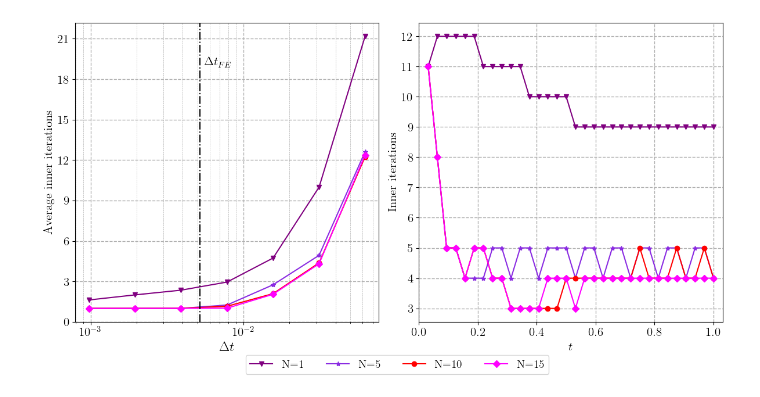
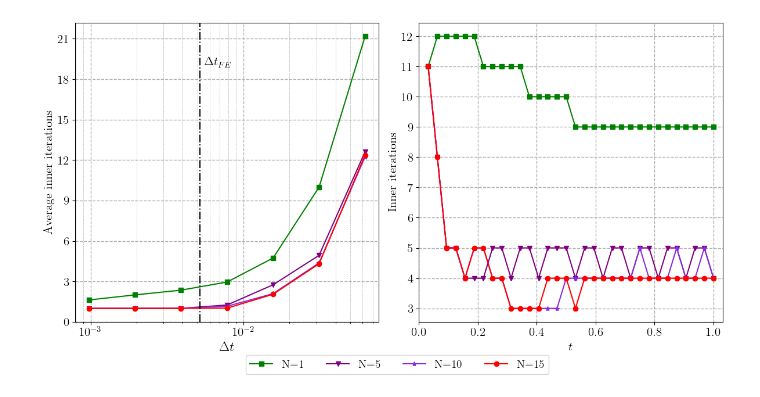
Before and after one commit to Fra-Sala/IMEX-RB, a Jupyter notebook: postprocessing/AdvDiff2D/NvsNt.ipynb, the cells around one changed output. Saved outputs shown, nothing was run; the diff lists cells and outputs as text; code cells hidden in the pictures.

Commit message:
[Fixing 2D plots] and implementing 3D

```diff
--- a/postprocessing/AdvDiff2D/NvsNt.ipynb
+++ b/postprocessing/AdvDiff2D/NvsNt.ipynb
@@ -27,7 +27,6 @@ problem_name = 'AdvDiff2D'
 base_dir = os.path.abspath(os.path.join(os.getcwd(), ''))
 path = os.path.join(base_dir, os.pardir, os.pardir, '__RESULTS', problem_name, 'NvsNt2')
 # path = "/home/riccardo/Desktop/PhD/MyRepos/FD-PyIMEX-RB/__RESULTS/AdvDiff2D/NvsNt1"
-results = np.load(os.path.join(path, "results.npz"), allow_pickle=True)
 # %%
 from mpl_toolkits.axes_grid1.inset_locator import inset_axes, mark_inset
 
@@ -190,18 +244,18 @@ path = os.path.join(base_dir, os.pardir, os.pardir, '__RESULTS', problem_name, '
 results = np.load(os.path.join(path, "results.npz"), allow_pickle=True)
 # %%
 
-Nt_FE = results['Nt_FE'][None][0][0]
+Nt_FE = results['Nt_FE']
 
-Ns = results['N_values'][None][0][:-1]  # --> comment the last slice for tests different than the first
-Nts = results['Nt_values'][None][0][2:-1]
+Ns = results['N_values'][:-1]  # --> comment the last slice for tests different than the first
+Nts = results['Nt_values'][2:-1]
 
-errIMEX = results['errors_l2'][None][0]['IMEX-RB'][2:-1, :-1]
-errBE = results['errors_l2'][None][0]['BE'][2:-1]
+errIMEX = results['errors_l2'].item()['IMEX-RB'][2:-1, :-1]
+errBE = results['errors_l2'].item()['BE'][2:-1]
 
-timesIMEX = results['times'][None][0]['IMEX-RB'][2:-1, :-1]
-timesBE = results['times'][None][0]['BE'][2:-1]
+timesIMEX = results['times'].item()['IMEX-RB'][2:-1, :-1]
+timesBE = results['times'].item()['BE'][2:-1]
 
-subiters = results['subiters'][None][0]['IMEX-RB'][2:-1, :-1]
+subiters = results['subiters'].item()['IMEX-RB'][2:-1, :-1]
 mask = np.zeros_like(subiters, dtype=bool)
 for i, _Nt in enumerate(Nts):
     mask[i, :, :_Nt] = True
@@ -209,12 +263,12 @@ masked_subiters = np.ma.masked_array(subiters, mask=~mask)
 # %%
 fig, axs = plt.subplots(1, 2, figsize=(12, 6))
 
-markers = ['v', '*', 'o', 'D']
-colors = ['purple', 'blueviolet', 'red', 'magenta']
-
 # Left subplot: average inner iterations
 ax = axs[0]
-for i, (m, c) in enumerate(zip(markers, colors)):
+n = len(Ns)
+for i in range(n):
+    m = all_markers[i]
+    c = all_colors[i]
     mean_iter = np.mean(masked_subiters[:, i] + 1, axis=-1)
     ax.semilogx(
         1 / Nts,
@@ -236,34 +290,37 @@ ax.set_ylabel("Average inner iterations", fontsize=15)
 # Right subplot: inner iterations vs time
 ax = axs[1]
 Nt_idx = 1
 tvec = np.linspace(0, 1, Nts[Nt_idx] + 1)[1:]
-for i, (m, c) in enumerate(zip(markers, colors)):
+for i in range(n):
+    m = all_markers[i]
+    c = all_colors[i]
     ax.plot(
         tvec,
         subiters[Nt_idx, i, :Nts[Nt_idx]] + 1,
-        f'-{m}',  # use the same marker as in the left plot
+        f'-{m}',
         markersize=6,
         color=c,
         label=f"N={Ns[i]}"
     )
 ax.grid(which='major', linestyle='--', linewidth=1)
 ax.set_xlim([0, 1 + 1 / Nts[Nt_idx]])
 ax.yaxis.set_major_locator(MaxNLocator(integer=True))
 ax.tick_params(axis='both', which='major', labelsize=15)
 ax.set_xlabel(r"$t$", fontsize=15)
 ax.set_ylabel("Inner iterations", fontsize=15)
 
-# external legend on the right, one column (using legend from the left subplot)
+# External legend on the right, one column
 handles, labels = axs[0].get_legend_handles_labels()
 fig.legend(
     handles,
     labels,
     loc='lower center',
     bbox_to_anchor=(0.52, -0.05),
     fontsize=14,
     ncol=4
 )
+
 plt.tight_layout()
 plt.savefig(f'plots/subiters_combined_N_Nh_{Nh}.pdf', bbox_inches="tight")
 # %% [output]
-[figure, old version]
+[figure, new version]
```
Also changed, not shown: parts of 2 cells of this notebook, 8 other files.
